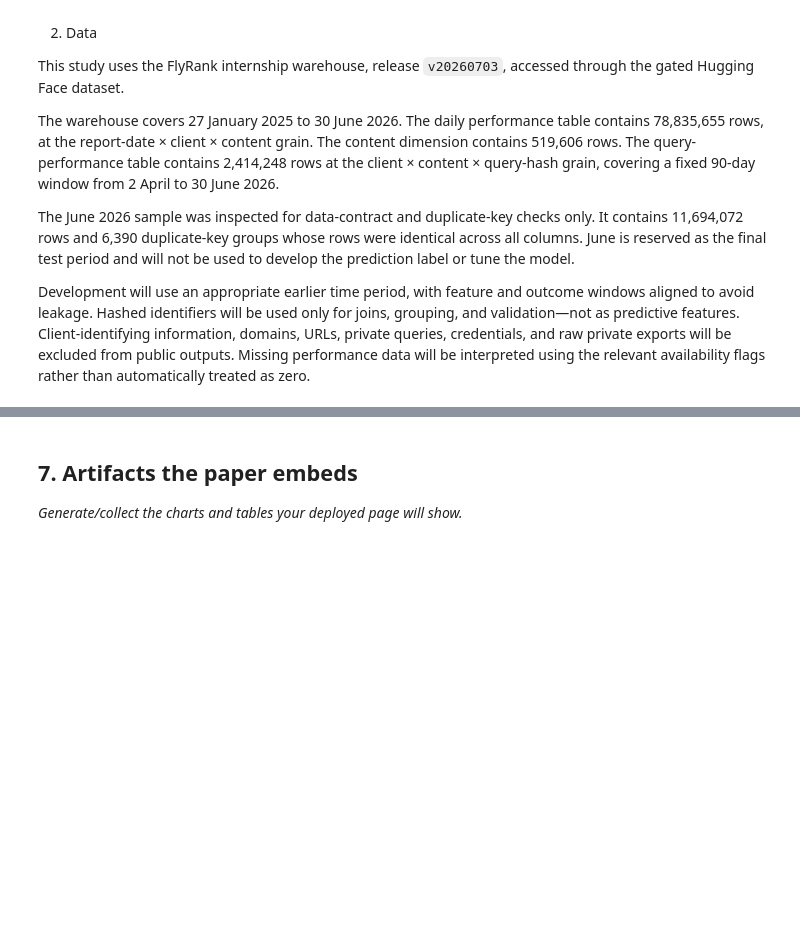
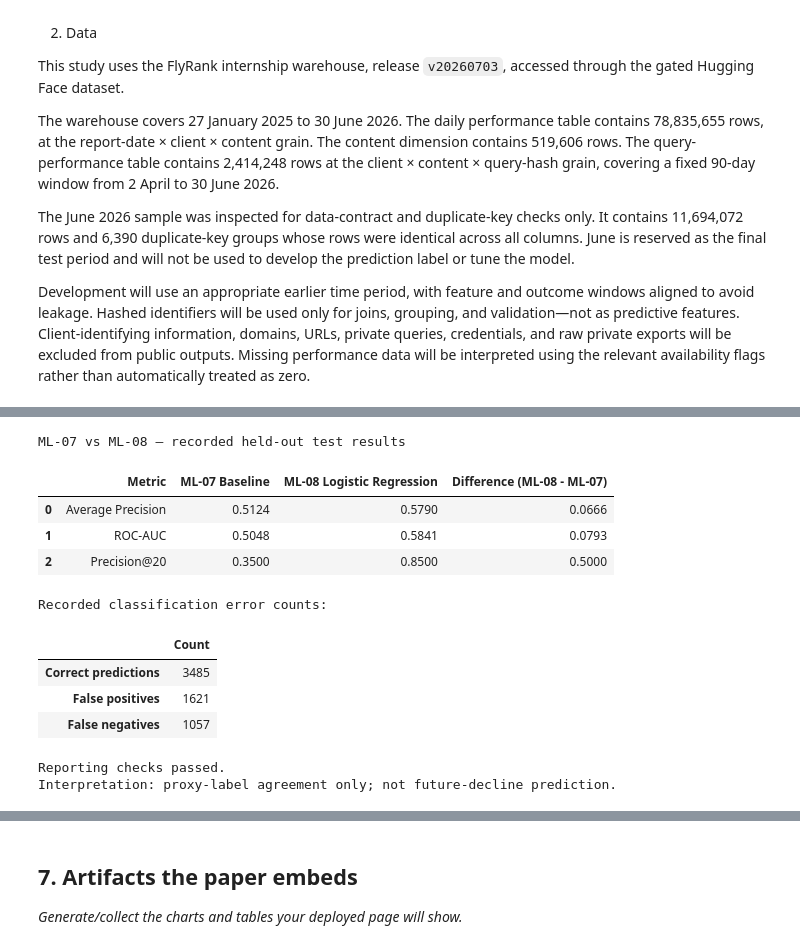
Before and after one commit to vishalseries7030/flyrank-ml-internship, a Jupyter notebook: work/notebooks/capstone.ipynb, the cells around one changed output, grey strips where cells are left out. Cells and saved outputs as stored; diff of their text form; code cells hidden in the pictures; blank space fills up the shorter version.

```diff
--- a/work/notebooks/capstone.ipynb
+++ b/work/notebooks/capstone.ipynb
@@ -43,3 +227,48 @@ Development will use an appropriate earlier time period, with feature and outcom
+# %%
+# ML-11: Report the recorded ML-07 and ML-08 evaluation results
+import pandas as pd
+
+# Transcribed from the completed ML-07 and ML-08 notebook outputs.
+# These are recorded results, not a fresh model evaluation in this cell.
+results = pd.DataFrame({
+    "Metric": ["Average Precision", "ROC-AUC", "Precision@20"],
+    "ML-07 Baseline": [0.5124, 0.5048, 0.35],
+    "ML-08 Logistic Regression": [0.5790, 0.5841, 0.85],
+})
+
+results["Difference (ML-08 - ML-07)"] = (
+    results["ML-08 Logistic Regression"] - results["ML-07 Baseline"]
+)
+
+print("ML-07 vs ML-08 — recorded held-out test results")
+display(results.round(4))
+
+print("\nRecorded classification error counts:")
+error_counts = pd.DataFrame({
+    "Count": [3485, 1621, 1057],
+}, index=["Correct predictions", "False positives", "False negatives"])
+display(error_counts)
+
+assert len(results) == 3
+assert results["ML-08 Logistic Regression"].gt(
+    results["ML-07 Baseline"]
+).all()
+
+print("\nReporting checks passed.")
+print("Interpretation: proxy-label agreement only; not future-decline prediction.")
+# %% [output]
+ML-07 vs ML-08 — recorded held-out test results
+|  | Metric | ML-07 Baseline | ML-08 Logistic Regression | Difference (ML-08 - ML-07) |
+| 0 | Average Precision | 0.5124 | 0.5790 | 0.0666 |
+| 1 | ROC-AUC | 0.5048 | 0.5841 | 0.0793 |
+| 2 | Precision@20 | 0.3500 | 0.8500 | 0.5000 |
+Recorded classification error counts:
+|  | Count |
+| Correct predictions | 3485 |
+| False positives | 1621 |
+| False negatives | 1057 |
+Reporting checks passed.
+Interpretation: proxy-label agreement only; not future-decline prediction.
 # %% [markdown]
 ## 5. Limitations
 
```
Also changed, not shown: parts of 11 cells of this notebook.
